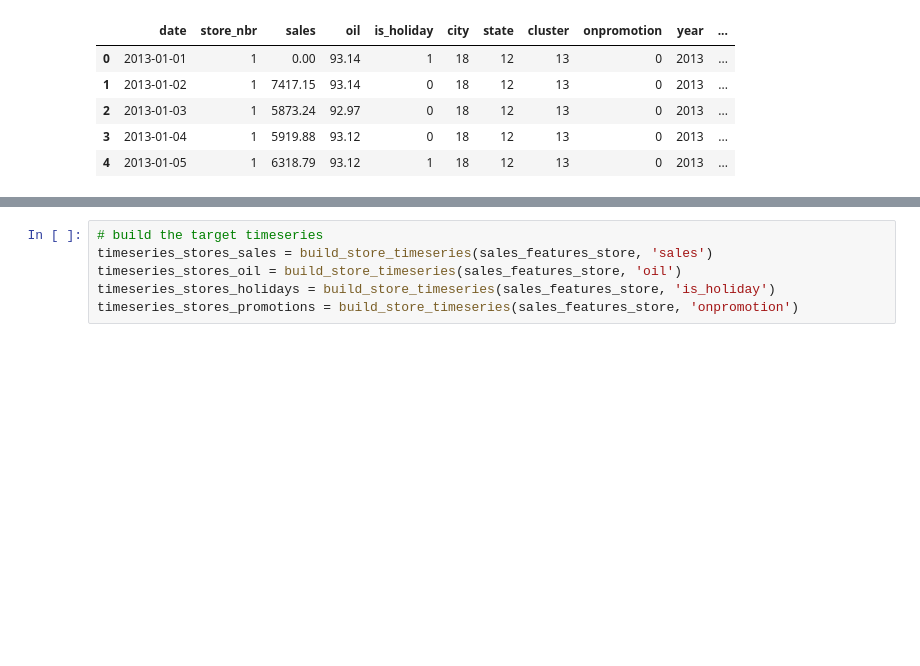
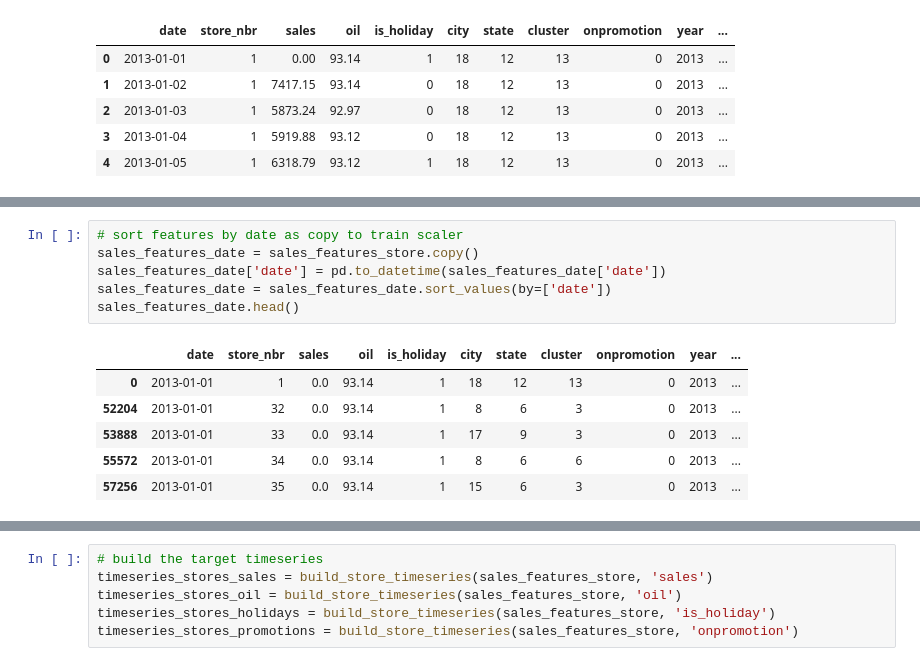
Before and after one commit to t4ai/aai-540-team-5, a Jupyter notebook: 6.2 - Data Preparation DeepAR.ipynb, the cells around one changed output, grey strips where cells are left out. Saved outputs shown, nothing was run; the diff lists cells and outputs as text; blank space fills up the shorter version.

```diff
--- a/6.2 - Data Preparation DeepAR.ipynb
+++ b/6.2 - Data Preparation DeepAR.ipynb
@@ -49,0 +62,13 @@ Running
+# %%
+# sort features by date as copy to train scaler
+sales_features_date = sales_features_store.copy()
+sales_features_date['date'] = pd.to_datetime(sales_features_date['date'])
+sales_features_date = sales_features_date.sort_values(by=['date'])
+sales_features_date.head()
+# %% [output]
+|  | date | store_nbr | sales | oil | is_holiday | city | state | cluster | onpromotion | year | ... |
+| 0 | 2013-01-01 | 1 | 0.0 | 93.14 | 1 | 18 | 12 | 13 | 0 | 2013 | ... |
+| 52204 | 2013-01-01 | 32 | 0.0 | 93.14 | 1 | 8 | 6 | 3 | 0 | 2013 | ... |
+| 53888 | 2013-01-01 | 33 | 0.0 | 93.14 | 1 | 17 | 9 | 3 | 0 | 2013 | ... |
+| 55572 | 2013-01-01 | 34 | 0.0 | 93.14 | 1 | 8 | 6 | 6 | 0 | 2013 | ... |
+| 57256 | 2013-01-01 | 35 | 0.0 | 93.14 | 1 | 15 | 6 | 3 | 0 | 2013 | ... |
```
Also changed, not shown: parts of 22 cells of this notebook, 2 other files.
